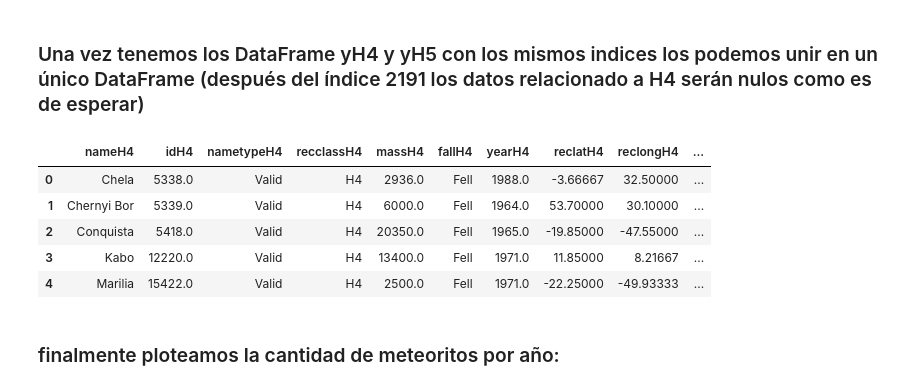
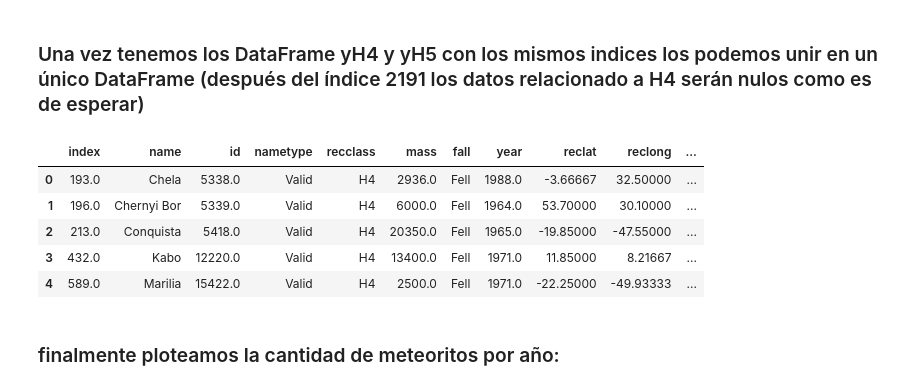
Before and after one commit to DinierGamboa/Tareas_data_science, a Jupyter notebook: Tareas y autoevaluaciones/Tarea 2.ipynb, the cells around one changed output. Drawn from its saved outputs; the diff is of its cells as text; code cells hidden in the pictures.

```diff
--- a/Tareas y autoevaluaciones/Tarea 2.ipynb
+++ b/Tareas y autoevaluaciones/Tarea 2.ipynb
@@ -203,14 +205,15 @@ mpy5.Nmeteor.sum()
 # %% [markdown]
 ### Una vez tenemos los DataFrame yH4 y yH5 con los mismos indices los podemos unir en un único DataFrame (después del índice 2191 los datos relacionado a H4 serán nulos como es de esperar)
 # %%
-pd.concat([yH4, yH5], axis=1, join="outer").head()
+full = pd.concat([yrang4, yrang5], axis=1, join="outer").head()
+full.head()
 # %% [output]
-|  | nameH4 | idH4 | nametypeH4 | recclassH4 | massH4 | fallH4 | yearH4 | reclatH4 | reclongH4 | ... |
-| 0 | Chela | 5338.0 | Valid | H4 | 2936.0 | Fell | 1988.0 | -3.66667 | 32.50000 | ... |
-| 1 | Chernyi Bor | 5339.0 | Valid | H4 | 6000.0 | Fell | 1964.0 | 53.70000 | 30.10000 | ... |
-| 2 | Conquista | 5418.0 | Valid | H4 | 20350.0 | Fell | 1965.0 | -19.85000 | -47.55000 | ... |
-| 3 | Kabo | 12220.0 | Valid | H4 | 13400.0 | Fell | 1971.0 | 11.85000 | 8.21667 | ... |
-| 4 | Marilia | 15422.0 | Valid | H4 | 2500.0 | Fell | 1971.0 | -22.25000 | -49.93333 | ... |
+|  | index | name | id | nametype | recclass | mass | fall | year | reclat | reclong | ... |
+| 0 | 193.0 | Chela | 5338.0 | Valid | H4 | 2936.0 | Fell | 1988.0 | -3.66667 | 32.50000 | ... |
+| 1 | 196.0 | Chernyi Bor | 5339.0 | Valid | H4 | 6000.0 | Fell | 1964.0 | 53.70000 | 30.10000 | ... |
+| 2 | 213.0 | Conquista | 5418.0 | Valid | H4 | 20350.0 | Fell | 1965.0 | -19.85000 | -47.55000 | ... |
+| 3 | 432.0 | Kabo | 12220.0 | Valid | H4 | 13400.0 | Fell | 1971.0 | 11.85000 | 8.21667 | ... |
+| 4 | 589.0 | Marilia | 15422.0 | Valid | H4 | 2500.0 | Fell | 1971.0 | -22.25000 | -49.93333 | ... |
 # %% [markdown]
 ### finalmente ploteamos la cantidad de meteoritos por año:
 # %%
```
Also changed, not shown: parts of 4 cells of this notebook.
